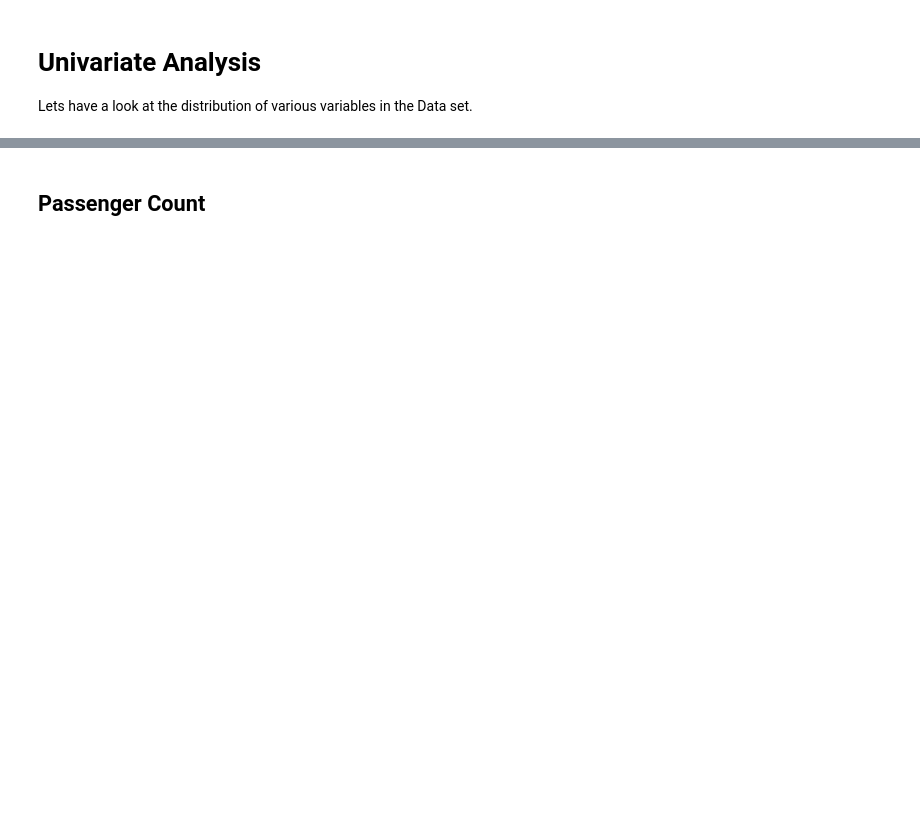
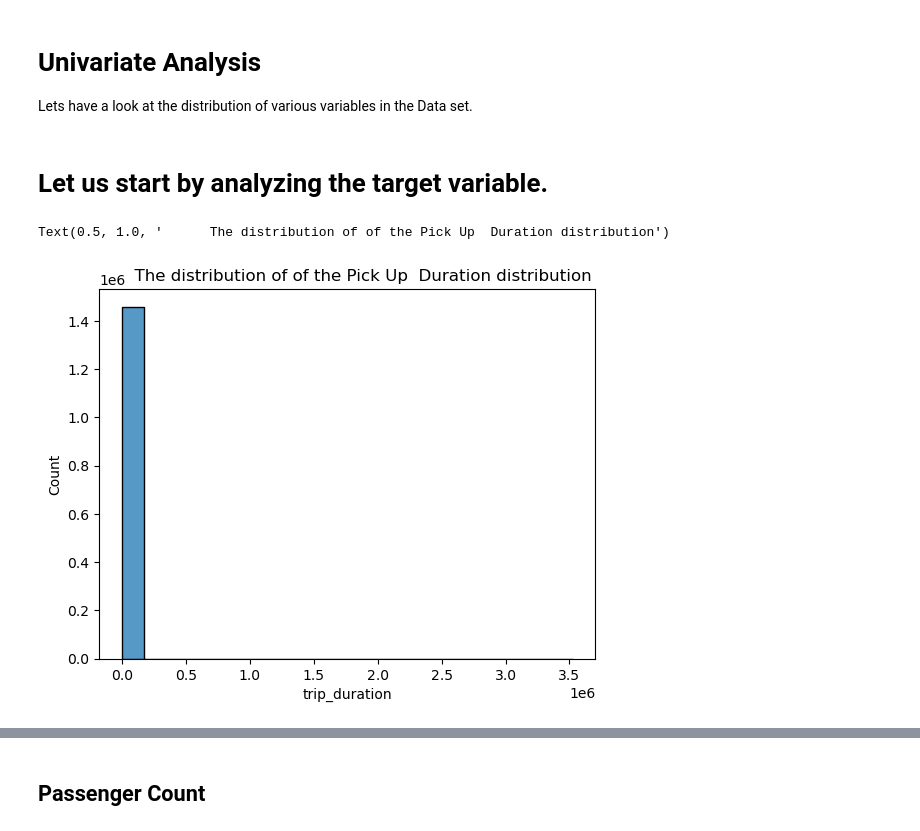
Before and after one commit to Yamana06/NYC-Taxi-Trip-Duration, a Jupyter notebook: NYC_Taxi_Trip_Duration.ipynb, the cells around one changed output, grey strips where cells are left out. Saved outputs shown, nothing was run; the diff lists cells and outputs as text; code cells hidden in the pictures; blank space fills up the shorter version.

```diff
--- a/NYC_Taxi_Trip_Duration.ipynb
+++ b/NYC_Taxi_Trip_Duration.ipynb
@@ -154,0 +185,3 @@ df['dropoff_datetime']=pd.to_datetime(df['dropoff_datetime'])
+# %%
+df['pickup_month']=df['pickup_datetime'].dt.month
+df['dropoff_month']=df['dropoff_datetime'].dt.month
@@ -154,0 +193,13 @@ df['dropoff_datetime']=pd.to_datetime(df['dropoff_datetime'])
+# %%
+def time_of_day(x):
+    if x in range(6,12):
+        return 'Morning'
+    elif x in range(12,16):
+        return 'Afternoon'
+    elif x in range(16,22):
+        return 'Evening'
+    else:
+        return 'Late night'
+
+df['pickup_timeofday']=df['pickup_hour'].apply(time_of_day)
+df['dropoff_timeofday']=df['dropoff_hour'].apply(time_of_day)
@@ -154,0 +209,7 @@ df['dropoff_datetime']=pd.to_datetime(df['dropoff_datetime'])
+# %%
+def cal_distance(pickup_lat,pickup_long,dropoff_lat,dropoff_long):
+    start_coordinates=(pickup_lat,pickup_long)
+    stop_coordinates=(dropoff_lat,dropoff_long)
+    return great_circle(start_coordinates,stop_coordinates).km
+# %%
+df['distance'] = df.apply(lambda x: cal_distance(x['pickup_latitude'],x['pickup_longitude'],x['dropoff_latitude'],x['dropoff_longitude'] ),axis=1)
@@ -158 +228,9 @@ df['dropoff_datetime']=pd.to_datetime(df['dropoff_datetime'])
 Lets have a look at the distribution of various variables in the Data set.
+# %% [markdown]
+# Let us start by analyzing the target variable.
+# %%
+sns.histplot(df['trip_duration'],kde=False,bins=20)
+plt.title('      The distribution of of the Pick Up  Duration distribution')
+# %% [output]
+Text(0.5, 1.0, '      The distribution of of the Pick Up  Duration distribution')
+[figure, added]
```
Also changed, not shown: parts of 183 cells of this notebook.
